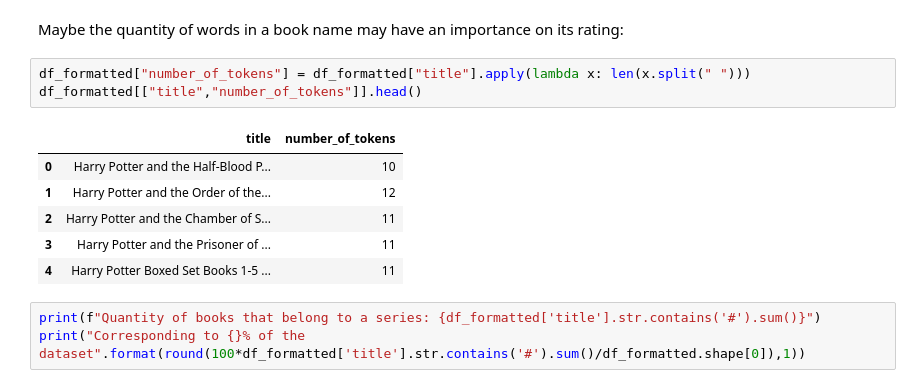
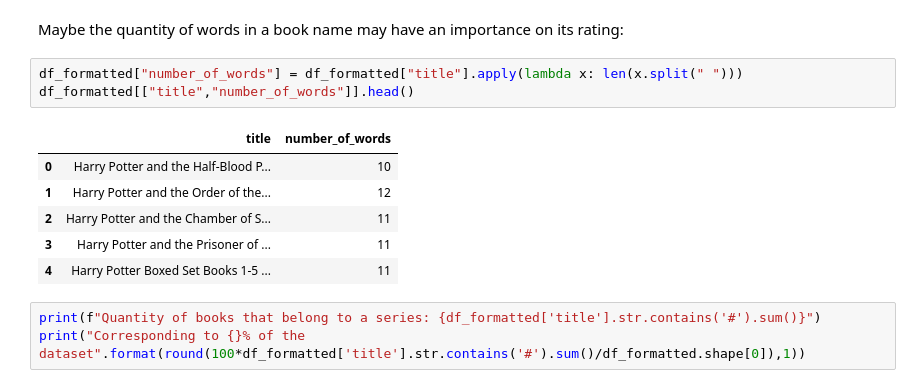
Before and after one commit to rhowsane/viet-goodreads, a Jupyter notebook: Notebook/goodreads_ratings.ipynb, the cells around one changed output. Cells and saved outputs as stored; diff of their text form.

```diff
--- a/Notebook/goodreads_ratings.ipynb
+++ b/Notebook/goodreads_ratings.ipynb
@@ -301,10 +301,10 @@ df_formatted["years_ago"] = pd.qcut(df_formatted["year"],4, labels = [4,3,2,1])
 # %% [markdown]
 Maybe the quantity of words in a book name may have an importance on its rating:
 # %%
-df_formatted["number_of_tokens"] = df_formatted["title"].apply(lambda x: len(x.split(" ")))
-df_formatted[["title","number_of_tokens"]].head()
+df_formatted["number_of_words"] = df_formatted["title"].apply(lambda x: len(x.split(" ")))
+df_formatted[["title","number_of_words"]].head()
 # %% [output]
-|  | title | number_of_tokens |
+|  | title | number_of_words |
 | 0 | Harry Potter and the Half-Blood P... | 10 |
 | 1 | Harry Potter and the Order of the... | 12 |
 | 2 | Harry Potter and the Chamber of S... | 11 |
```
Also changed, not shown: parts of 6 cells of this notebook.
